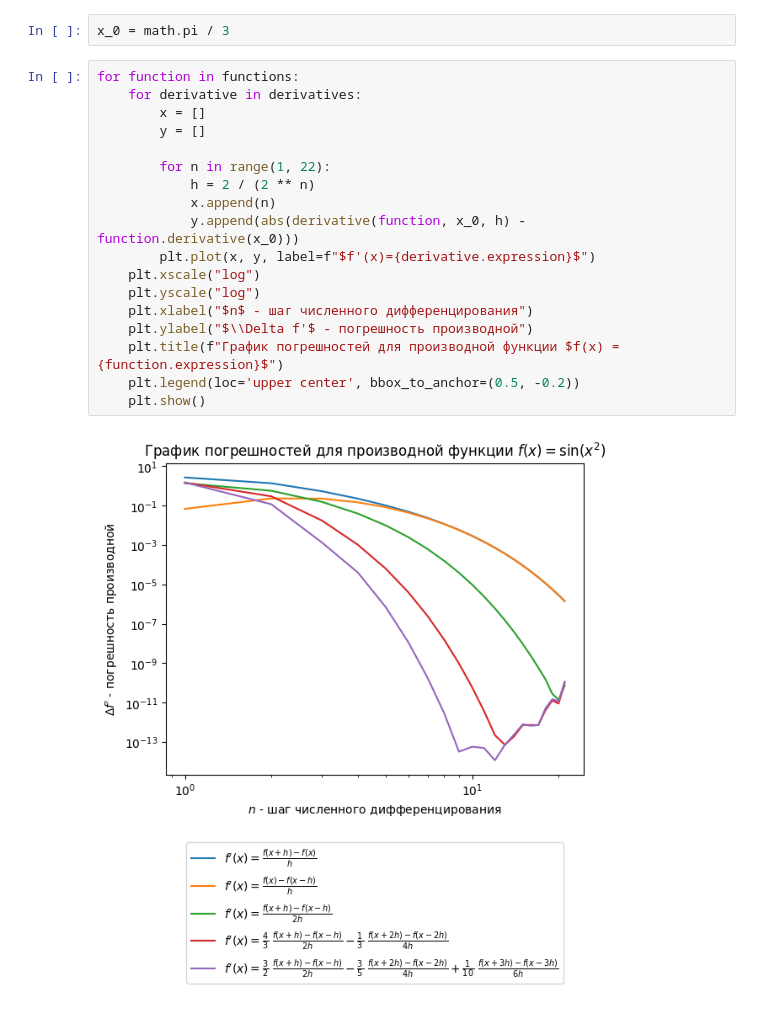
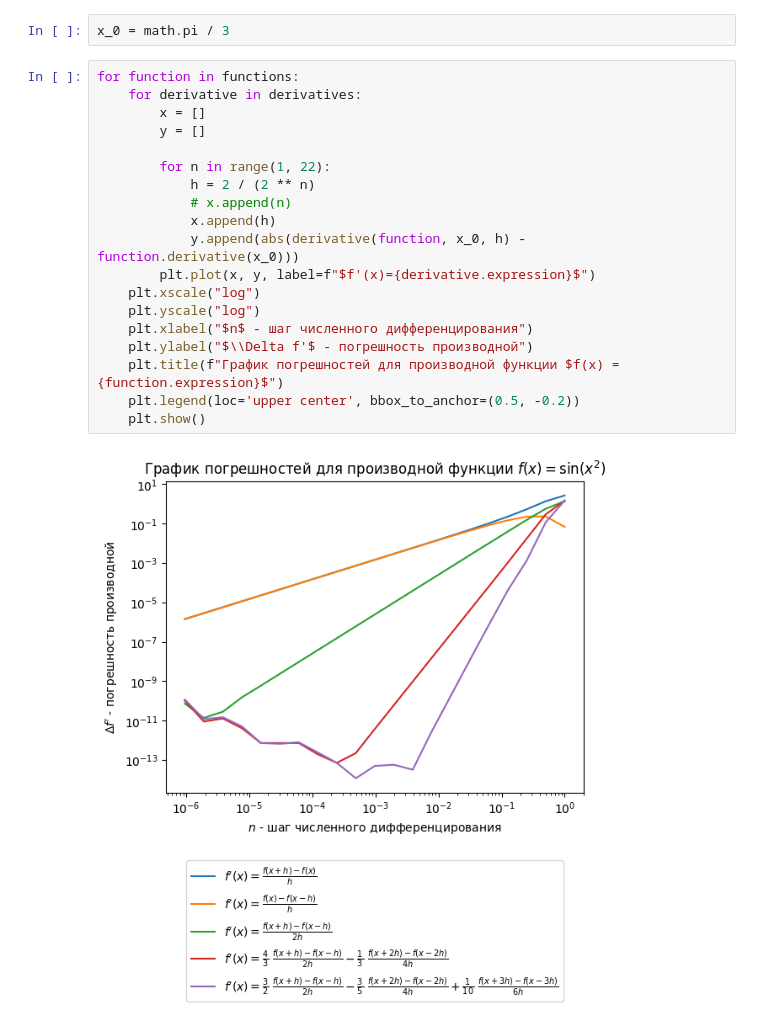
Before and after one commit to vlad-cool/MiptCompMath, a Jupyter notebook: task1.ipynb, the cells around one changed output. Saved outputs shown, nothing was run; the diff lists cells and outputs as text.

Commit message:
Plots fixrd: changed x axis from n to h

```diff
--- a/task1.ipynb
+++ b/task1.ipynb
@@ -88,20 +88,21 @@ x_0 = math.pi / 3
 # %%
 for function in functions:
     for derivative in derivatives:
         x = []
         y = []
 
         for n in range(1, 22):
             h = 2 / (2 ** n)
-            x.append(n)
+            # x.append(n)
+            x.append(h)
             y.append(abs(derivative(function, x_0, h) - function.derivative(x_0)))
         plt.plot(x, y, label=f"$f'(x)={derivative.expression}$")
     plt.xscale("log")
     plt.yscale("log")
     plt.xlabel("$n$ - шаг численного дифференцирования")
     plt.ylabel("$\\Delta f'$ - погрешность производной")
     plt.title(f"График погрешностей для производной функции $f(x) = {function.expression}$")
     plt.legend(loc='upper center', bbox_to_anchor=(0.5, -0.2))
     plt.show()
 # %% [output]
-[figure, old version]
+[figure, new version]
```
Also changed, not shown: parts of 1 cell of this notebook.
